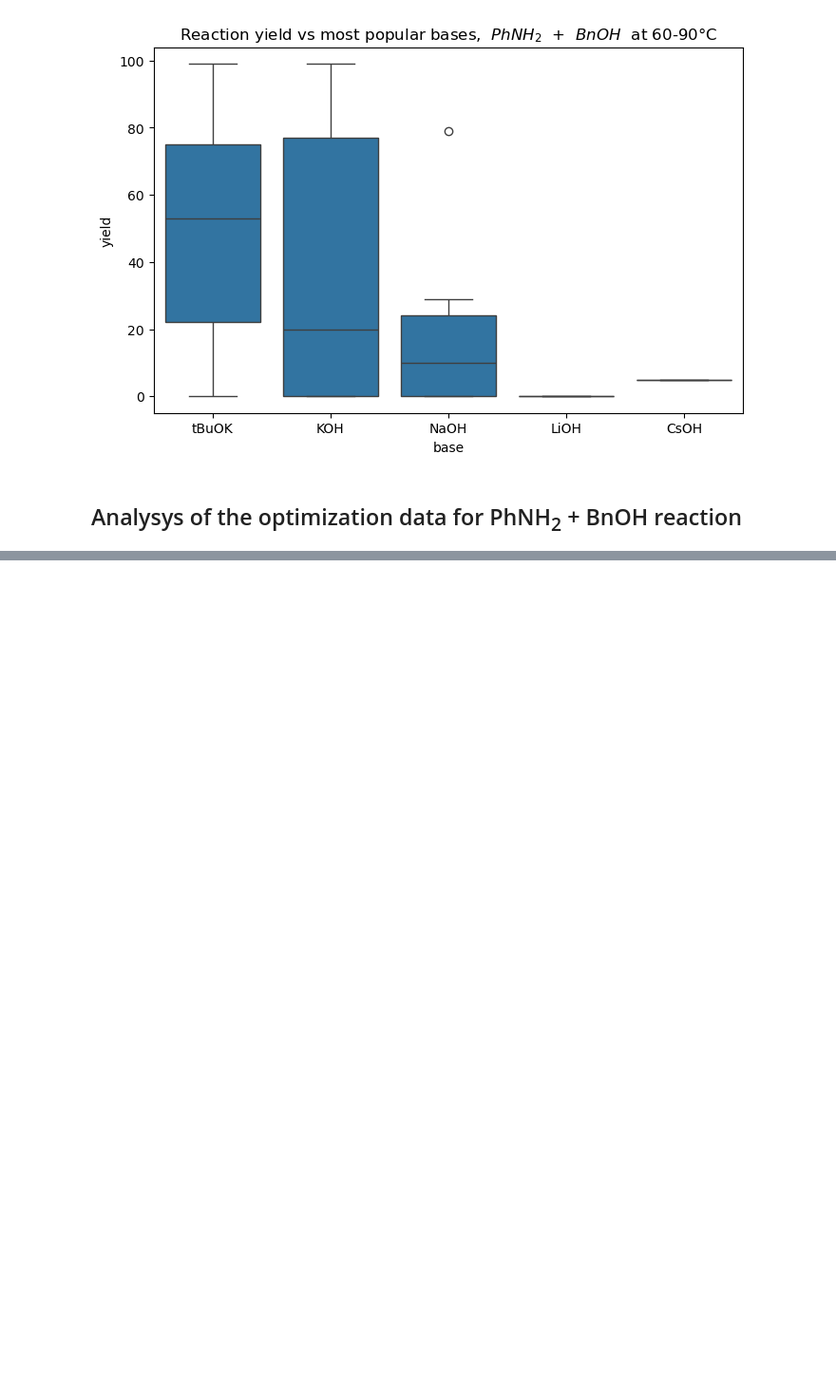
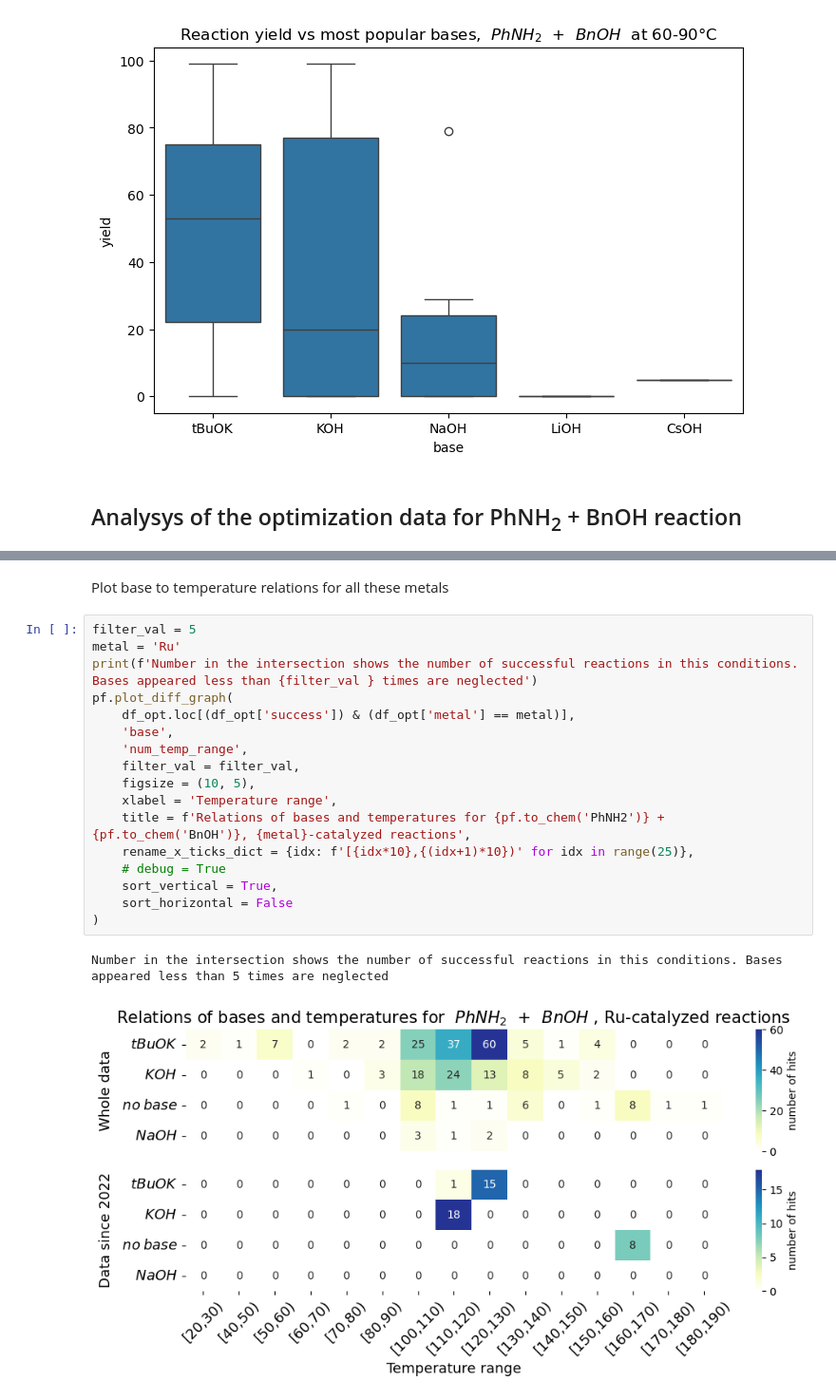
Before and after one commit to Oleafan/borrowing_hydrogen_amination_with_amines_and_nitro, a Jupyter notebook: trends_hb_nitro.ipynb, the cells around one changed output, grey strips where cells are left out. Shown at 95% size. Drawn from its saved outputs; the diff is of its cells as text; blank space fills up the shorter version.

```diff
--- a/trends_hb_nitro.ipynb
+++ b/trends_hb_nitro.ipynb
@@ -360,0 +441,22 @@ plot_diff_graph(
+# %% [markdown]
+Plot base to temperature relations for all these metals
+# %%
+filter_val = 5
+metal = 'Ru'
+print(f'Number in the intersection shows the number of successful reactions in this conditions. Bases appeared less than {filter_val } times are neglected')
+pf.plot_diff_graph(
+    df_opt.loc[(df_opt['success']) & (df_opt['metal'] == metal)],
+    'base',
+    'num_temp_range',
+    filter_val = filter_val,
+    figsize = (10, 5),
+    xlabel = 'Temperature range',
+    title = f'Relations of bases and temperatures for {pf.to_chem('PhNH2')} + {pf.to_chem('BnOH')}, {metal}-catalyzed reactions',
+    rename_x_ticks_dict = {idx: f'[{idx*10},{(idx+1)*10})' for idx in range(25)},
+    # debug = True
+    sort_vertical = True,
+    sort_horizontal = False
+)
+# %% [output]
+Number in the intersection shows the number of successful reactions in this conditions. Bases appeared less than 5 times are neglected
+[figure, added]
```
Also changed, not shown: parts of 17 cells of this notebook, 1 other file.
